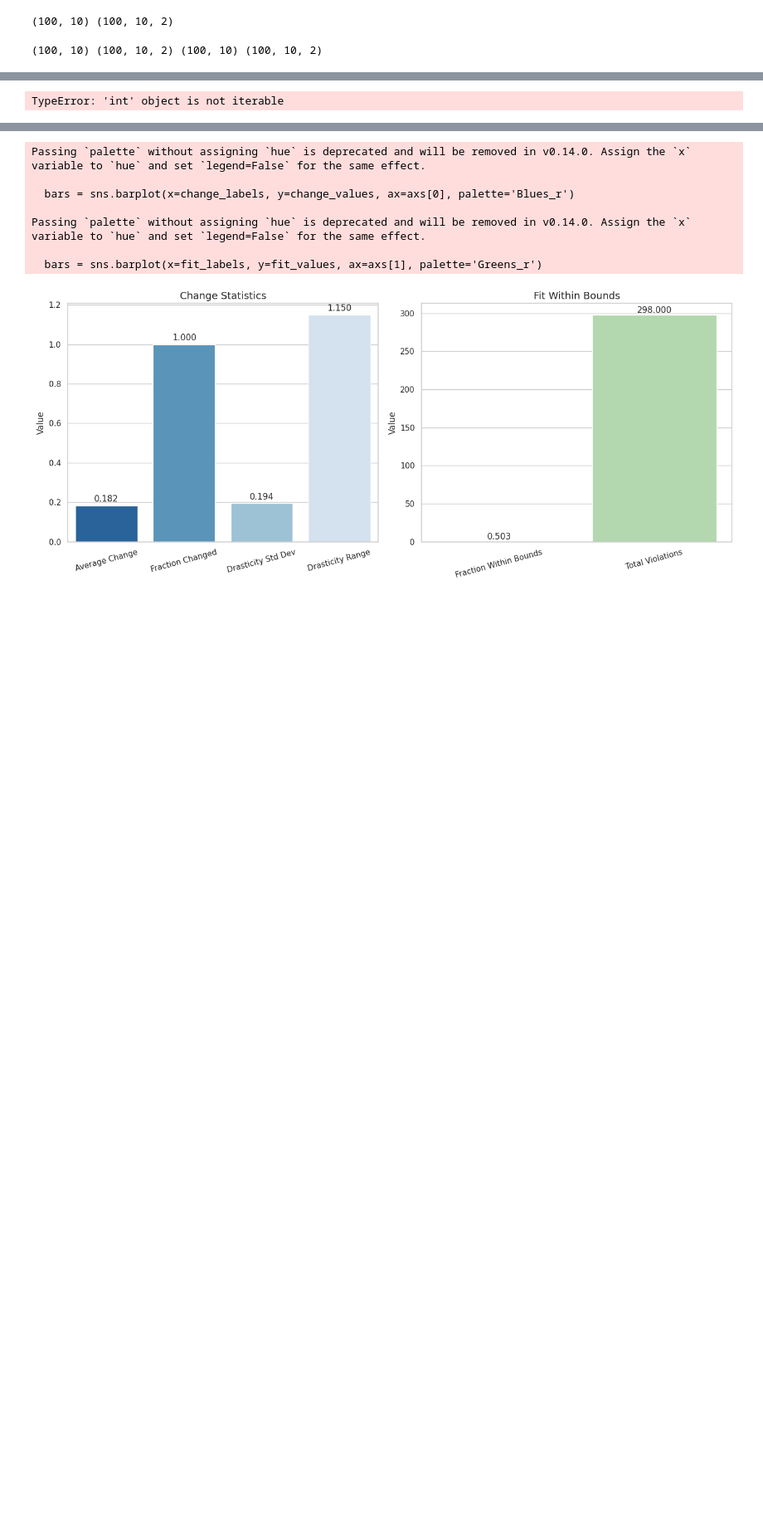
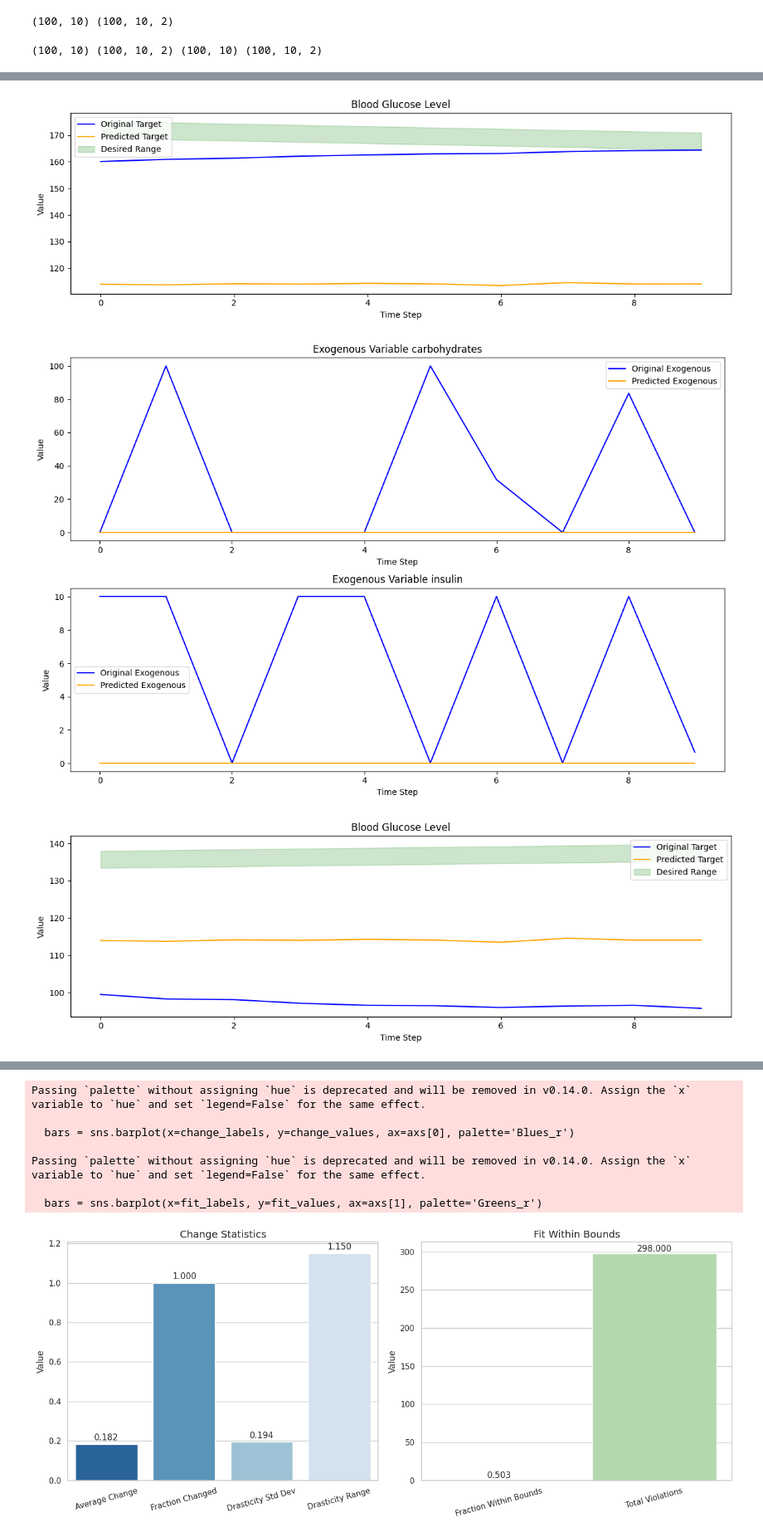
Before and after one commit to TomkeMeyer/ThesisTomkeMeyer, a Jupyter notebook: TEST.ipynb, the cells around one changed output, grey strips where cells are left out. Shown at 83% size. Saved outputs shown, nothing was run; the diff lists cells and outputs as text; code cells hidden in the pictures; blank space fills up the shorter version.

```diff
--- a/TEST.ipynb
+++ b/TEST.ipynb
@@ -665,10 +691,12 @@ parser.add_argument( "--back-horizon", type=int, help="Back horizon of forecasti
 parser.add_argument( "--random-seed", type=int, default=39, help="Random seed parameter, default 39.")
 parser.add_argument( "--train-size", type=float, default=0.8, help="Proportional size of the training set.")
 parser.add_argument( "--test-group", type=str, default=None, help="Extract random 100 samples from test group, i.e., 'hyper'/'hypo'; default None.")
+parser.add_argument( "--cluster", type=int, default=0, help="Choose cluster for MIMIC data, default 0")
+
 # Parse the arguments from a string
 #args = parser.parse_args("--dataset ohiot1dm --horizon 6 --back-horizon 24 --random-seed 32 --train-size 0.8 --test-group hyper".split())
 args = parser.parse_args("--dataset simulated --horizon 10 --back-horizon 40 --random-seed 32 --train-size 0.8 --test-group hyper".split())
-#args = parser.parse_args("--dataset mimic --horizon 6 --back-horizon 12 --random-seed 32 --train-size 0.8 --test-group hyper".split())
+#args = parser.parse_args("--dataset mimic --horizon 6 --back-horizon 12 --random-seed 32 --train-size 0.8 --test-group hyper --cluster 0".split())
 #args = parser.parse_args()
 data_path = "./data/"
 lst_arrays, lst_arrays_test, orig_train, orig_test = load_data(args.dataset, data_path) #misschien toch load_data gebruiken?
@@ -746,11 +774,11 @@ def build_nbeats_model(back_horizon, n_in_features, horizon, units=512):
     return model
 
 print("Shape", dataset.X_train_exog.shape, dataset.X_train_target.shape, dataset.Y_train.shape, dataset.X_test_exog.shape, dataset.X_test_target.shape)
-X_train = np.concatenate((dataset.X_train_exog, dataset.X_train_target), axis=-1)
+X_train = np.concatenate((dataset.X_train_target, dataset.X_train_exog), axis=-1)
 y_train = dataset.Y_train
-X_test = np.concatenate((dataset.X_test_exog, dataset.X_test_target), axis=-1)
+X_test = np.concatenate((dataset.X_test_target, dataset.X_test_exog), axis=-1)
 y_test = dataset.Y_test
-X_val = np.concatenate((dataset.X_val_exog, dataset.X_val_target), axis=-1)
+X_val = np.concatenate((dataset.X_val_target, dataset.X_val_exog), axis=-1)
 y_val = dataset.Y_val
 print("Test", X_train, y_train)
 exog_train = dataset.X_train_exog
@@ -1677,7 +1718,7 @@ desired_max: (100, 6, 1)
 
 # Choose a sample index
 sample_idx = random.sample(range(0, 100), 5)
-sample_idx = 58
+#sample_idx = 58
 for sam in sample_idx:
     time_steps = np.arange(transformed_orig_targets_gru.shape[1])
 
@@ -1718,31 +1759,33 @@ for sam in sample_idx:
         plt.xlabel("Time Step")
         plt.ylabel("Value")
         plt.legend()
     plt.tight_layout()
     plt.savefig(f"BG_gru_sim_6_24_{sam}.png")
     plt.show()
 
     if args.dataset == "ohiot1dm":
         labels = ["basal insulin", "bolus insulin", "carbohydrates", "exercise intensity"]
         num_exog_vars = 4
     elif args.dataset == "simulated":
         labels = ["carbohydrates", "insulin"]
         num_exog_vars = 2
     else:
         labels = None
         num_exog_vars = orig_exogs.shape[-1]
     # Plot Exogenous Variables
     plt.figure(figsize=(12, 4 * num_exog_vars))
     for i in range(num_exog_vars):
         plt.subplot(num_exog_vars, 1, i + 1)
         plt.plot(time_steps, orig_exogs[:, i], label='Original Exogenous', color='blue')
         plt.plot(time_steps, pred_exogs[:, i], label='Predicted Exogenous', color='orange')
         plt.title(f"Exogenous Variable {labels[i]}")
         plt.xlabel("Time Step")
         plt.ylabel("Value")
         plt.legend()
     plt.tight_layout()
     plt.savefig(f"exogenous_gru_sim_6_24_{sam}.png")
     plt.show()
 # %% [output]
-TypeError: 'int' object is not iterable
+[figure, added]
+[figure, added]
+[figure, added]
```
Also changed, not shown: parts of 20 cells of this notebook, 2 other files.
